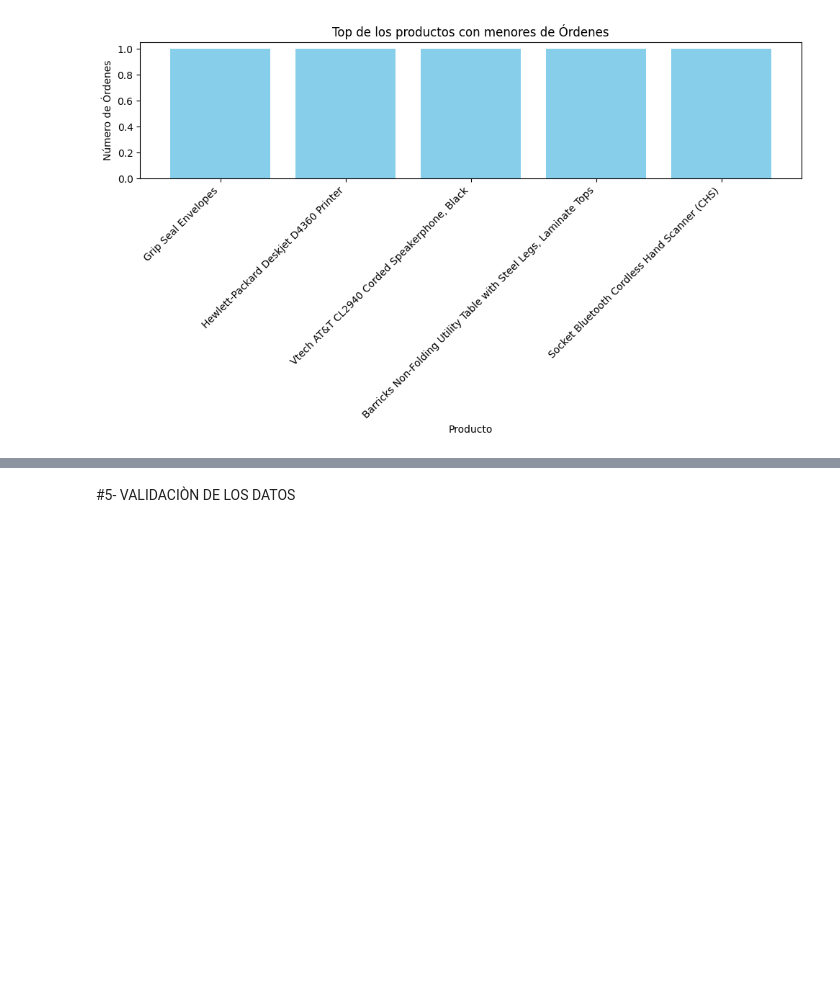
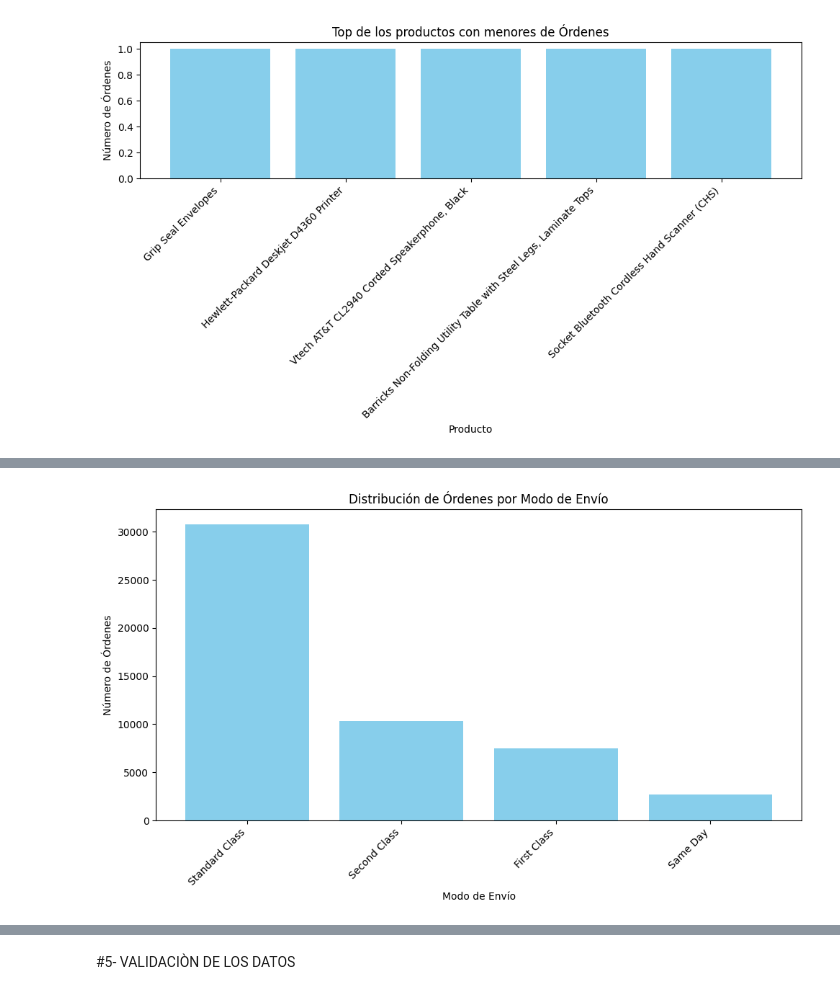
Before and after one commit to DAGP1145/Machinlearning, a Jupyter notebook: Machinelearning.ipynb, the cells around one changed output, grey strips where cells are left out. Saved outputs shown, nothing was run; the diff lists cells and outputs as text; code cells hidden in the pictures; blank space fills up the shorter version.

```diff
--- a/Machinelearning.ipynb
+++ b/Machinelearning.ipynb
@@ -563,0 +607,13 @@ plt.show()
+# %%
+customer_priority = df['Ship.Mode'].value_counts()
+
+plt.figure(figsize=(10, 6))
+plt.bar(customer_priority.index, customer_priority.values, color='skyblue')
+plt.title('Distribución de Órdenes por Modo de Envío')
+plt.xlabel('Modo de Envío')
+plt.ylabel('Número de Órdenes')
+plt.xticks(rotation=45, ha='right')
+plt.tight_layout()
+plt.show()
+# %% [output]
+[figure, added]
```
Also changed, not shown: parts of 13 cells of this notebook.
